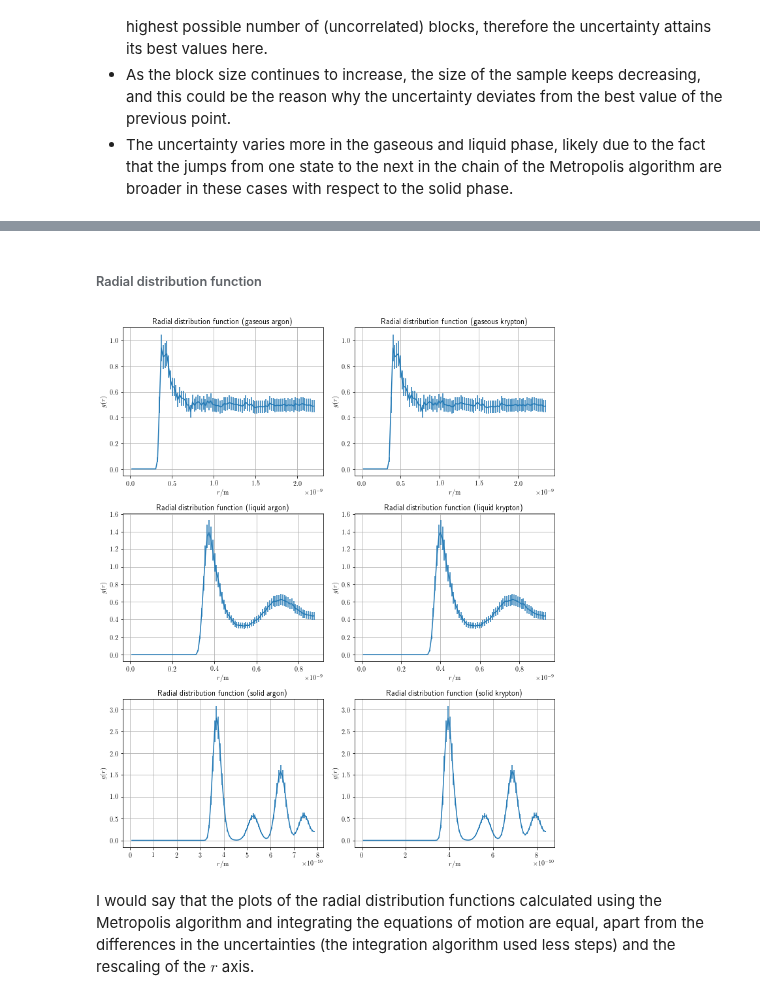
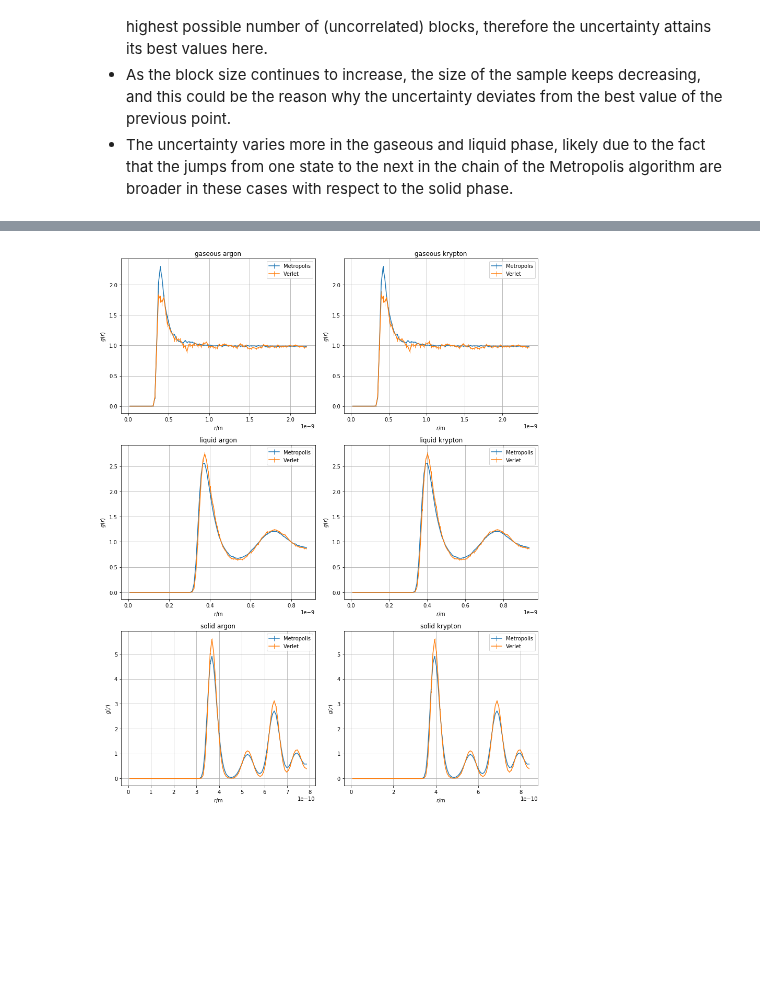
Before and after one commit to phaerrax/lab-simulazione-numerica, a Jupyter notebook: exercise07/exercise07.ipynb, the cells around one changed output, grey strips where cells are left out. Drawn from its saved outputs; the diff is of its cells as text; code cells hidden in the pictures; blank space fills up the shorter version.

```diff
--- a/exercise07/exercise07.ipynb
+++ b/exercise07/exercise07.ipynb
@@ -294,20 +340,0 @@ plt.show()
-# %%
-fig, axes = plt.subplots(nrows = 3, ncols = 2, figsize = (10, 12))
-axes = axes.flatten()
-
-for (p_count, phase) in enumerate(phases):
-    for (e_count, element) in enumerate(elements):
-        steps, avg, err = np.loadtxt(
-            prefix + element + "/" + phase + "/output.pressure.0",
-            unpack = True,
-            skiprows = 1
-        )
-        axes[p_count * 2 + e_count].set_title("Pressure (" + phase + " " + element + ")")
-        axes[p_count * 2 + e_count].set_xlabel('Steps')
-        axes[p_count * 2 + e_count].set_ylabel(r'Pressure / $\mathrm{Pa}$')
-        SI_unit = energy[element] / length[element]**3
-        axes[p_count * 2 + e_count].errorbar(steps, avg * SI_unit, yerr = err * SI_unit)
-        axes[p_count * 2 + e_count].grid(True)
-
-fig.tight_layout()
-plt.show()
@@ -316,26 +341,42 @@ plt.show()
-# %% [markdown]
-###### Radial distribution function
 # %%
-fig, axes = plt.subplots(nrows = 3, ncols = 2, figsize = (10, 12))
+fig, axes = plt.subplots(nrows = 3, ncols = 2, figsize = (2 * 6, 3 * 5))
 axes = axes.flatten()
+filename = "histogram_radial_dist"
 
 for (p_count, phase) in enumerate(phases):
     for (e_count, element) in enumerate(elements):
-        distance, avg, err = np.loadtxt(
-            prefix + element + "/" + phase + "/output.gave.0",
+        SI_unit = length[element]
+        axes[2 * p_count + e_count].set_title(phase + " " + element)
+        axes[2 * p_count + e_count].set_xlabel(r"$r / \mathrm{m}$")
+        axes[2 * p_count + e_count].set_ylabel(r"$g(r)$")
+        bins, rd_avg, rd_err = np.loadtxt(
+            prefix + phase + "/" + filename + "_metropolis.dat",
             unpack = True,
             skiprows = 1
         )
-        axes[p_count * 2 + e_count].set_title("Radial distribution function (" + phase + " " + element + ")")
-        axes[p_count * 2 + e_count].set_xlabel(r'$r / \mathrm{m}$')
-        axes[p_count * 2 + e_count].set_ylabel(r'$g(r)$')
-        SI_unit = length[element]
-        axes[p_count * 2 + e_count].errorbar(distance * SI_unit, avg, yerr = err)
-        axes[p_count * 2 + e_count].grid(True)
+        axes[2 * p_count + e_count].errorbar(
+            bins * SI_unit,
+            rd_avg,
+            yerr = rd_err,
+            elinewidth = 1,
+            label = "Metropolis"
+        )
+        bins, rd_avg, rd_err = np.loadtxt(
+            prefix + phase + "/" + filename + "_verlet.dat",
+            unpack = True,
+            skiprows = 1
+        )
+        axes[2 * p_count + e_count].errorbar(
+            bins * SI_unit,
+            rd_avg,
+            yerr = rd_err,
+            elinewidth = 1,
+            label = "Verlet"
+        )
+        axes[2 * p_count + e_count].grid(True)
+        axes[2 * p_count + e_count].legend()
 
 fig.tight_layout()
 plt.show()
 # %% [output]
-[figure, old version]
+[figure, new version]
-# %% [markdown]
-I would say that the plots of the radial distribution functions calculated using the Metropolis algorithm and integrating the equations of motion are equal, apart from the differences in the uncertainties (the integration algorithm used less steps) and the rescaling of the $r$ axis.
```
Also changed, not shown: parts of 18 cells of this notebook.
